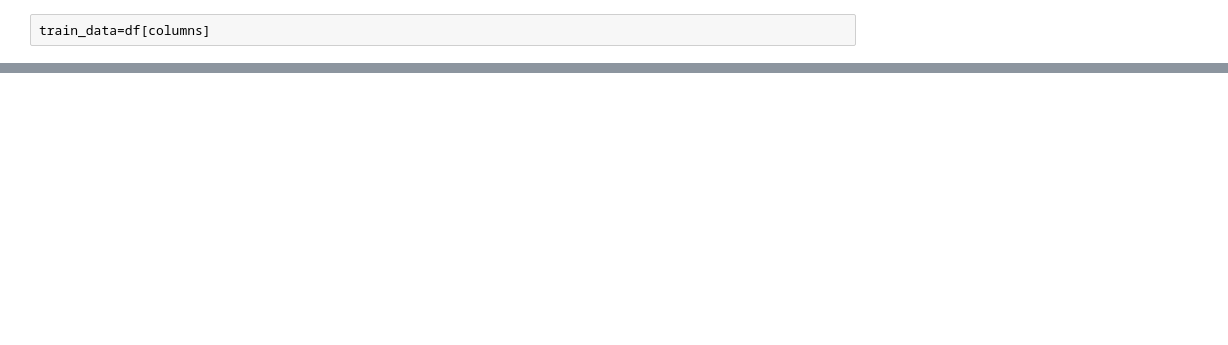
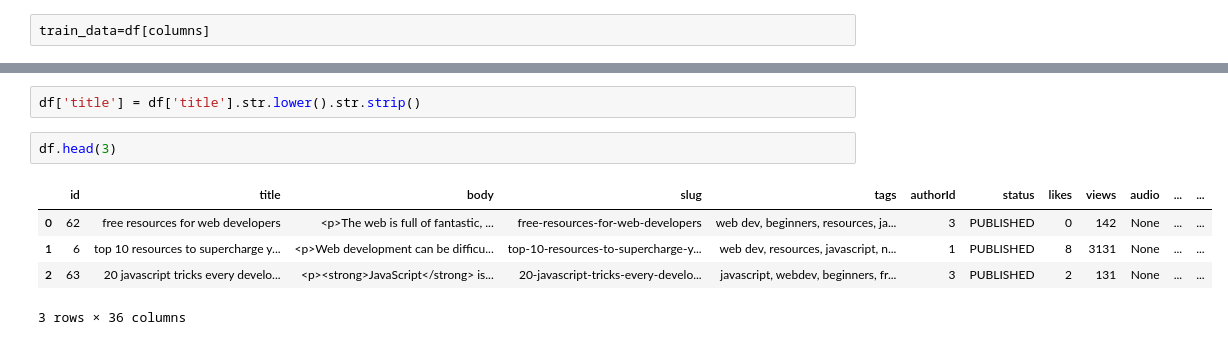
Before and after one commit to DAN-MASH/RecommendationSystem, a Jupyter notebook: notebook/data/model_trainer.ipynb, the cells around one changed output, grey strips where cells are left out. Cells and saved outputs as stored; diff of their text form; blank space fills up the shorter version.

```diff
--- a/notebook/data/model_trainer.ipynb
+++ b/notebook/data/model_trainer.ipynb
@@ -104,0 +188,10 @@ train_data
+# %%
+df['title'] = df['title'].str.lower().str.strip()
+# %%
+df.head(3)
+# %% [output]
+|  | id | title | body | slug | tags | authorId | status | likes | views | audio | ... | ... |
+| 0 | 62 | free resources for web developers | <p>The web is full of fantastic, ... | free-resources-for-web-developers | web dev, beginners, resources, ja... | 3 | PUBLISHED | 0 | 142 | None | ... | ... |
+| 1 | 6 | top 10 resources to supercharge y... | <p>Web development can be difficu... | top-10-resources-to-supercharge-y... | web dev, resources, javascript, n... | 1 | PUBLISHED | 8 | 3131 | None | ... | ... |
+| 2 | 63 | 20 javascript tricks every develo... | <p><strong>JavaScript</strong> is... | 20-javascript-tricks-every-develo... | javascript, webdev, beginners, fr... | 3 | PUBLISHED | 2 | 131 | None | ... | ... |
+3 rows × 36 columns
```
Also changed, not shown: parts of 15 cells of this notebook, 8 other files.
